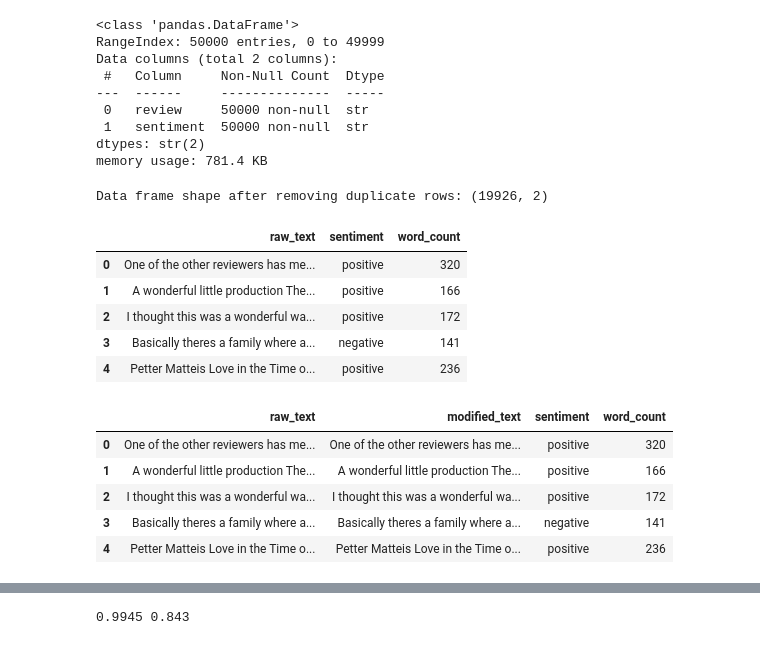
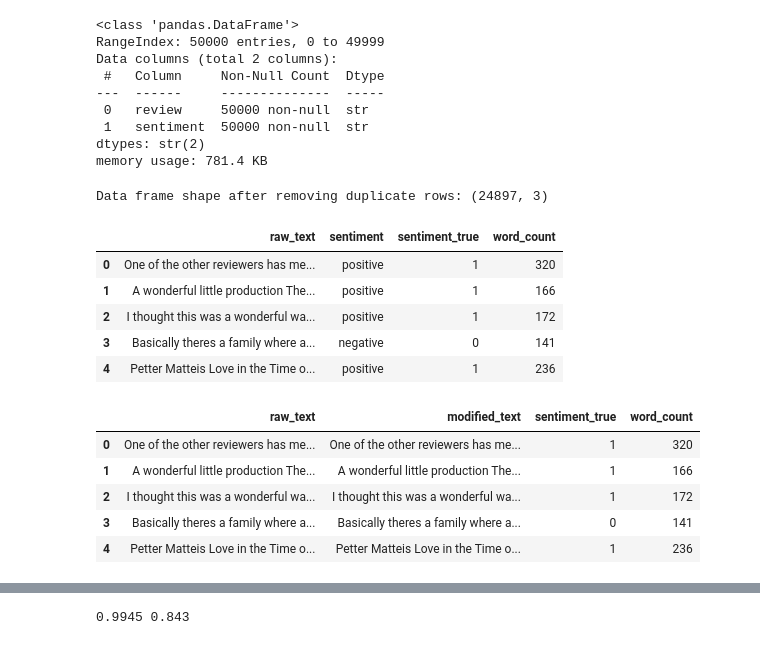
Before and after one commit to efei01/NSDC_F23_movie_reviews_project, a Jupyter notebook: Movie_Review_Sentiment_Analysis_V2.ipynb, the cells around one changed output, grey strips where cells are left out. Cells and saved outputs as stored; diff of their text form; code cells hidden in the pictures.

```diff
--- a/Movie_Review_Sentiment_Analysis_V2.ipynb
+++ b/Movie_Review_Sentiment_Analysis_V2.ipynb
@@ -44,48 +56,53 @@ dtypes: str(2)
 memory usage: 781.4 KB
 # %%
 # We'll work with a subset of data to save computational costs
-df_review = df_original.loc[:19999, :].copy() # .loc indices are inclusive
+df_review = df_original.loc[:24999, :].copy() # .loc indices are inclusive
+df_review['sentiment_true'] = df_review['sentiment'].map(lambda s: 1 if s == 'positive' else 0) # 1 = positive, 0 = negative
 
 # Remove duplicate rows
-df_review = df_review.drop_duplicates()
+df_review = (
+    df_review
+    .drop_duplicates()
+    .reset_index(drop=True) # THIS IS VERY IMPORTANT FOR WHEN WE USE pd.concat() LATER!!!
+)
 print("Data frame shape after removing duplicate rows:", df_review.shape)
 
 # Create a new column 'word_count' that counts the number of words in a review
 df_review['word_count'] = df_review['review'].map(lambda r: len(re.findall(r'\b\w+\b', r)))
 
 # Rename the 'review' column name to 'raw_text' to avoid confusion later
 df_review.rename(columns = {'review' : 'raw_text'}, inplace=True)
 
 # Exclude characters other than A-Z and a-z on the ASCII table
 non_english_characters = ["<br />"] + [chr(i) for i in range(0, 32)] + [chr(i) for i in range(33, 65)] + [chr(i) for i in range(91, 97)] + [chr(i) for i in range(123, 256)]
 
 # Combine non-English characters into a single regular expression pattern. map() is used to apply re.escape to every character in non_english_characters
 pattern = '|'.join(map(re.escape, non_english_characters))
 
 # Apply the replacement to the entire column in one go
 df_review['raw_text'] = df_review['raw_text'].replace(pattern, '', regex=True)
 
 df_review.head()
 # %% [output]
-Data frame shape after removing duplicate rows: (19926, 2)
+Data frame shape after removing duplicate rows: (24897, 3)
-|  | raw_text | sentiment | word_count |
-| 0 | One of the other reviewers has me... | positive | 320 |
-| 1 | A wonderful little production The... | positive | 166 |
-| 2 | I thought this was a wonderful wa... | positive | 172 |
-| 3 | Basically theres a family where a... | negative | 141 |
-| 4 | Petter Matteis Love in the Time o... | positive | 236 |
+|  | raw_text | sentiment | sentiment_true | word_count |
+| 0 | One of the other reviewers has me... | positive | 1 | 320 |
+| 1 | A wonderful little production The... | positive | 1 | 166 |
+| 2 | I thought this was a wonderful wa... | positive | 1 | 172 |
+| 3 | Basically theres a family where a... | negative | 0 | 141 |
+| 4 | Petter Matteis Love in the Time o... | positive | 1 | 236 |
 # %%
 # Remove punctuation
 df_review['modified_text'] = df_review['raw_text'].map(lambda r: "".join([c for c in r if c not in string.punctuation]))
-df_review = df_review[['raw_text', 'modified_text', 'sentiment', 'word_count']] # reorder columns
+df_review = df_review[['raw_text', 'modified_text', 'sentiment_true', 'word_count']] # reorder columns. No need to keep 'sentiment'
 df_review.head()
 # %% [output]
-|  | raw_text | modified_text | sentiment | word_count |
-| 0 | One of the other reviewers has me... | One of the other reviewers has me... | positive | 320 |
-| 1 | A wonderful little production The... | A wonderful little production The... | positive | 166 |
-| 2 | I thought this was a wonderful wa... | I thought this was a wonderful wa... | positive | 172 |
-| 3 | Basically theres a family where a... | Basically theres a family where a... | negative | 141 |
-| 4 | Petter Matteis Love in the Time o... | Petter Matteis Love in the Time o... | positive | 236 |
+|  | raw_text | modified_text | sentiment_true | word_count |
+| 0 | One of the other reviewers has me... | One of the other reviewers has me... | 1 | 320 |
+| 1 | A wonderful little production The... | A wonderful little production The... | 1 | 166 |
+| 2 | I thought this was a wonderful wa... | I thought this was a wonderful wa... | 1 | 172 |
+| 3 | Basically theres a family where a... | Basically theres a family where a... | 0 | 141 |
+| 4 | Petter Matteis Love in the Time o... | Petter Matteis Love in the Time o... | 1 | 236 |
 # %%
 # Tokenize text into words
 df_review['modified_text'] = df_review['modified_text'].map(lambda m: re.split('\\W+', m)) # note to self: \W means non-english-characters, e.g. an empty space, a tab, etc.
```
Also changed, not shown: parts of 14 cells of this notebook.
